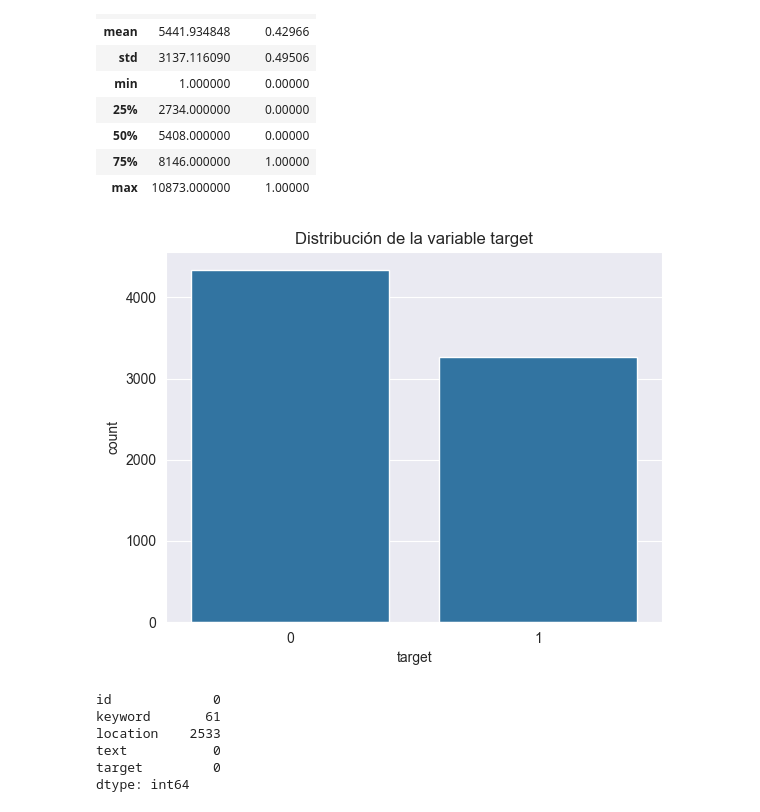
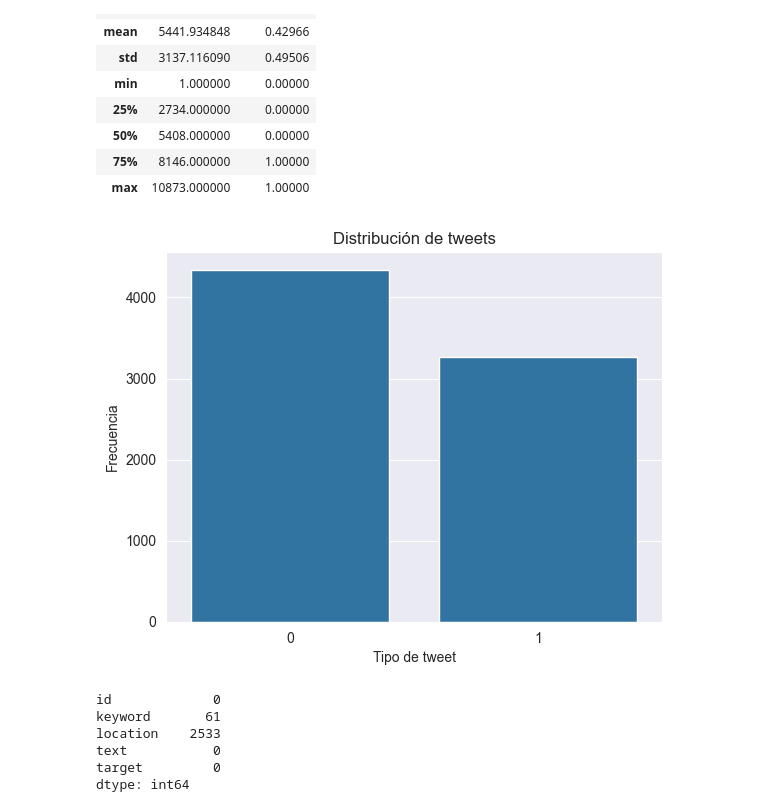
Before and after one commit to jichicoj/Labs_DS, a Jupyter notebook: lab 6/lab_6.ipynb, the cells around one changed output. Drawn from its saved outputs; the diff is of its cells as text; code cells hidden in the pictures.

```diff
--- a/lab 6/lab_6.ipynb
+++ b/lab 6/lab_6.ipynb
@@ -56,10 +84,12 @@ data.describe()
 | max | 10873.000000 | 1.00000 |
 # %%
 sns.countplot(x='target', data=data)
-plt.title('Distribución de la variable target')
+plt.title('Distribución de tweets')
+plt.ylabel('Frecuencia')
+plt.xlabel('Tipo de tweet')
 plt.show()
 # %% [output]
-[figure, old version]
+[figure, new version]
 # %%
 data.isnull().sum()
 # %% [output]
```
Also changed, not shown: parts of 17 cells of this notebook, 1 other file.
